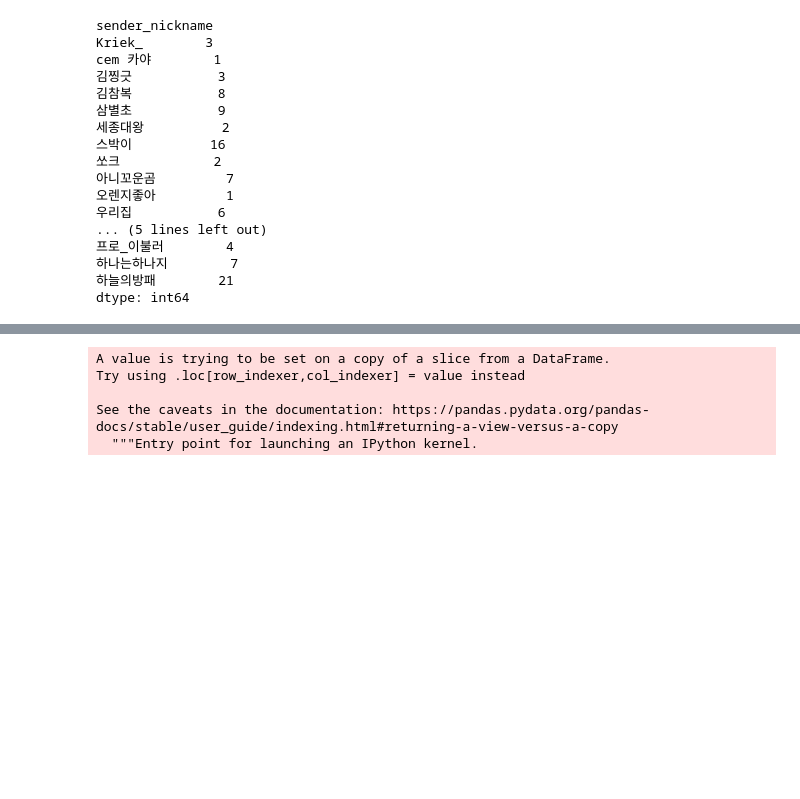
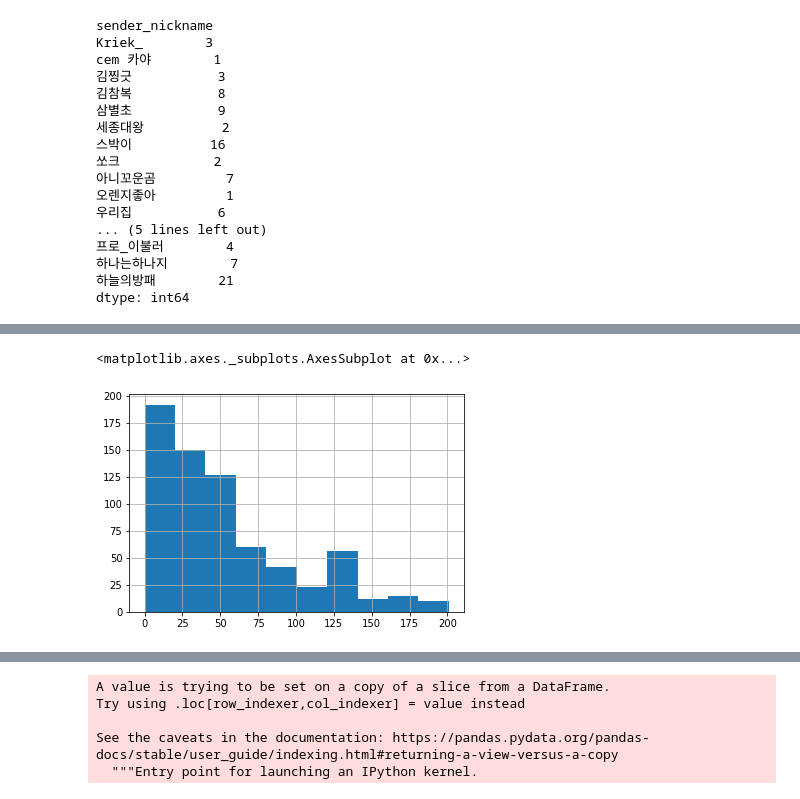
Before and after one commit to bhkwon89/Chat_analysis, a Jupyter notebook: cp2_test.ipynb, the cells around one changed output, grey strips where cells are left out. Cells and saved outputs as stored; diff of their text form; code cells hidden in the pictures; blank space fills up the shorter version.

```diff
--- a/cp2_test.ipynb
+++ b/cp2_test.ipynb
@@ -475,0 +476,36 @@ for df_by_room in list_df_room:
+# %%
+listDfByRoom = GetListRoomDataframeFromChat(df_chat)
+# %%
+dfRfmByRoom = pd.DataFrame(columns=['channel_name','channel_url', 'R', 'F', 'L', 'MM', 'MS'])
+
+for dfByRoom in listDfByRoom:
+  listDfByUser = GetListUserDataframeFromRoom(dfByRoom)
+  #print()
+  #print('분석 중인 방 : ',  dfByRoom.iloc[0, 0])
+
+  SUM = {'R':0, 'F':0, 'L':0, 'MM':0, 'MS':0}
+  for dfByUser in listDfByUser:
+
+    R, F, L, MM, MS = GetRFMdataFromUser(dfByUser)
+    SUM['R'] += R
+    SUM['F'] += F
+    SUM['L'] += L
+    SUM['MM'] += MM
+    SUM['MS'] += MS
+    #print(dfByUser.iloc[0, 3], '님의 R, F, MM, MS : ', R, F, L, MM, MS)
+
+  average_R = SUM['R']/len(listDfByUser)
+  average_F = SUM['F']/len(listDfByUser)
+  average_L = SUM['L']/len(listDfByUser)
+  average_MM = SUM['MM']/len(listDfByUser)
+  average_MS = SUM['MS']/len(listDfByUser)
+  #print('방 평균 R : ', average_R, '방 평균 F : ', average_F, '방 평균 L : ', average_L, '방 평균 MM : ', average_MM, '방 평균 MS : ', average_MS)
+  df_tmp = pd.DataFrame({'channel_name' : [dfByRoom.iloc[0, 0]],
+                         'channel_url' : [dfByRoom.iloc[0, 1]],
+                         'R' : [average_R],
+                         'F' : [average_F],
+                         'L' : [average_L],
+                         'MM' :[average_MM],
+                         'MS' :[average_MS]})
+  dfRfmByRoom = dfRfmByRoom.append(df_tmp)
+dfRfmByRoom
@@ -476,3 +526,8 @@ for df_by_room in list_df_room:
+# %%
+dfRfmByRoom['R'].hist()
+# %% [output]
+<matplotlib.axes._subplots.AxesSubplot at 0x...>
+[figure, added]
 # %%
 !pip install sentence_transformers
 !pip install torch
```
Also changed, not shown: parts of 10 cells of this notebook.
